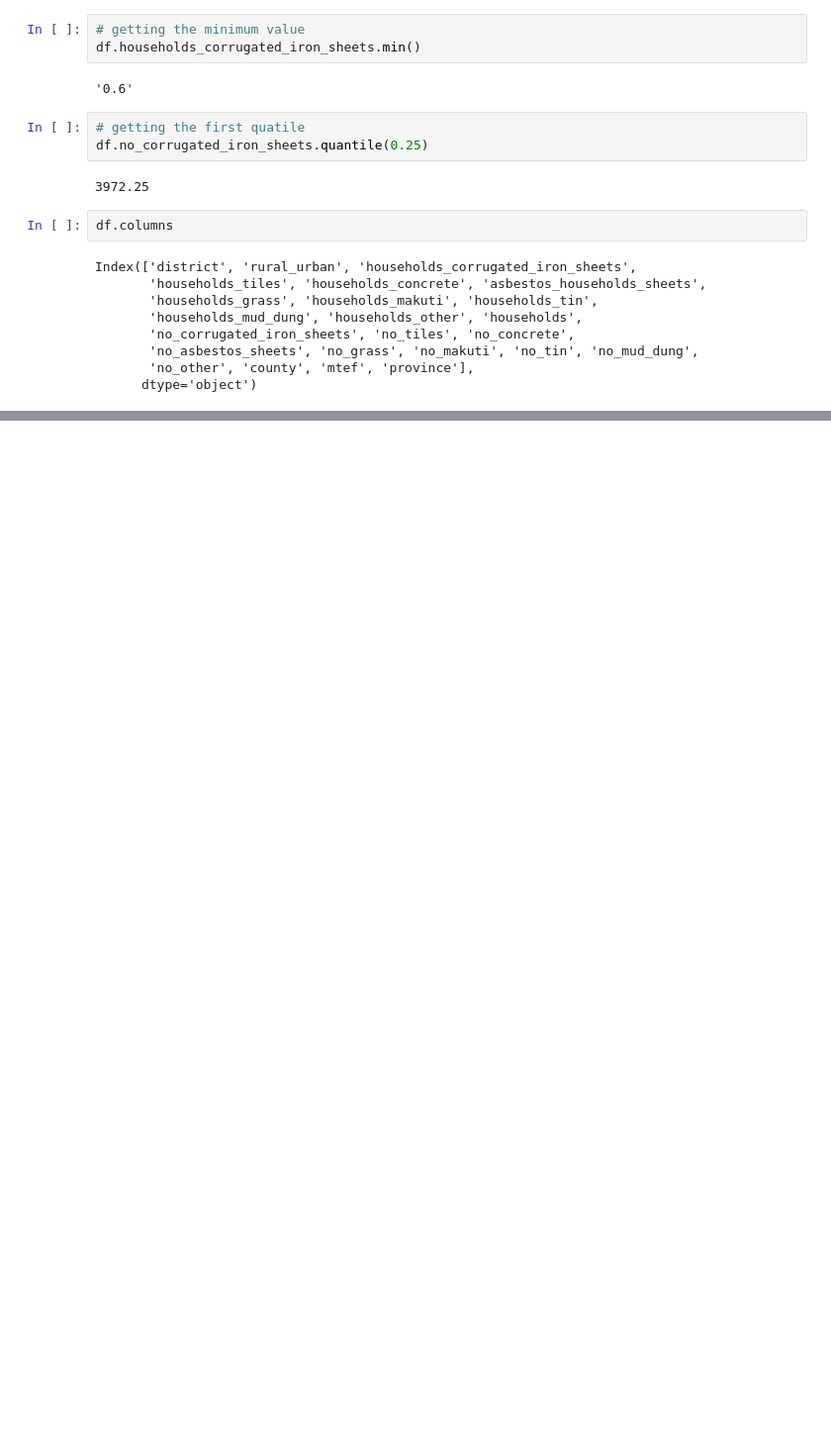
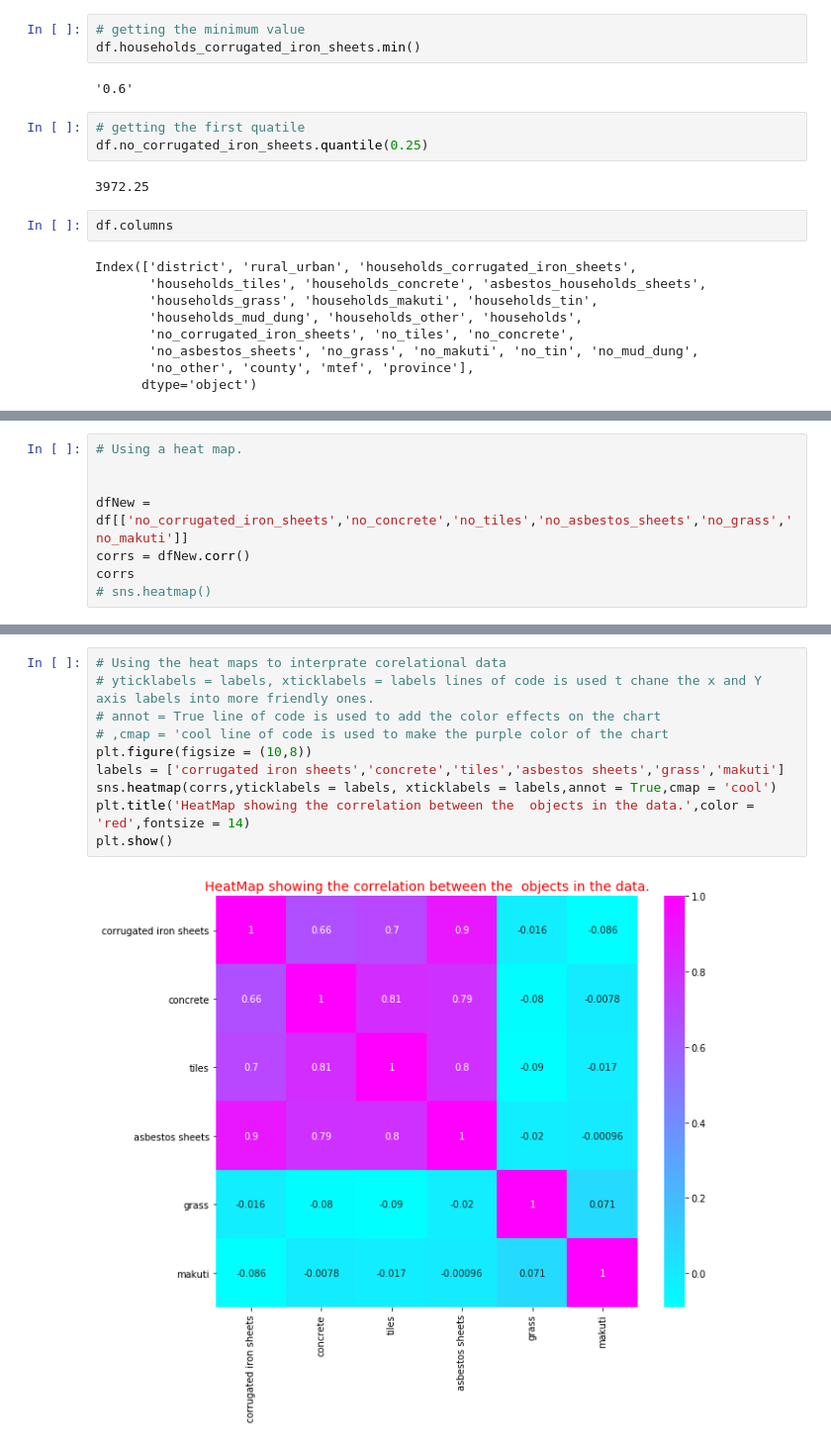
Before and after one commit to GeorgeKariuki7205/Introduction-To-Data-Science-With-Matploitlib-Pandas-And-SeaBorn, a Jupyter notebook: secondWorkshop.ipynb, the cells around one changed output, grey strips where cells are left out. Shown: that part at 99% size. Drawn from its saved outputs; the diff is of its cells as text; blank space fills up the shorter version.

```diff
--- a/secondWorkshop.ipynb
+++ b/secondWorkshop.ipynb
@@ -546,0 +569,8 @@ Index(['district', 'rural_urban', 'households_corrugated_iron_sheets',
+# %%
+# Using a heat map.
+
+
+dfNew = df[['no_corrugated_iron_sheets','no_concrete','no_tiles','no_asbestos_sheets','no_grass','no_makuti']]
+corrs = dfNew.corr()
+corrs
+# sns.heatmap()
@@ -546,0 +585,12 @@ Index(['district', 'rural_urban', 'households_corrugated_iron_sheets',
+# %%
+# Using the heat maps to interprate corelational data
+# yticklabels = labels, xticklabels = labels lines of code is used t chane the x and Y axis labels into more friendly ones.
+# annot = True line of code is used to add the color effects on the chart
+# ,cmap = 'cool line of code is used to make the purple color of the chart
+plt.figure(figsize = (10,8))
+labels = ['corrugated iron sheets','concrete','tiles','asbestos sheets','grass','makuti']
+sns.heatmap(corrs,yticklabels = labels, xticklabels = labels,annot = True,cmap = 'cool')
+plt.title('HeatMap showing the correlation between the  objects in the data.',color = 'red',fontsize = 14)
+plt.show()
+# %% [output]
+[figure, added]
```
Also changed, not shown: parts of 6 cells of this notebook.
